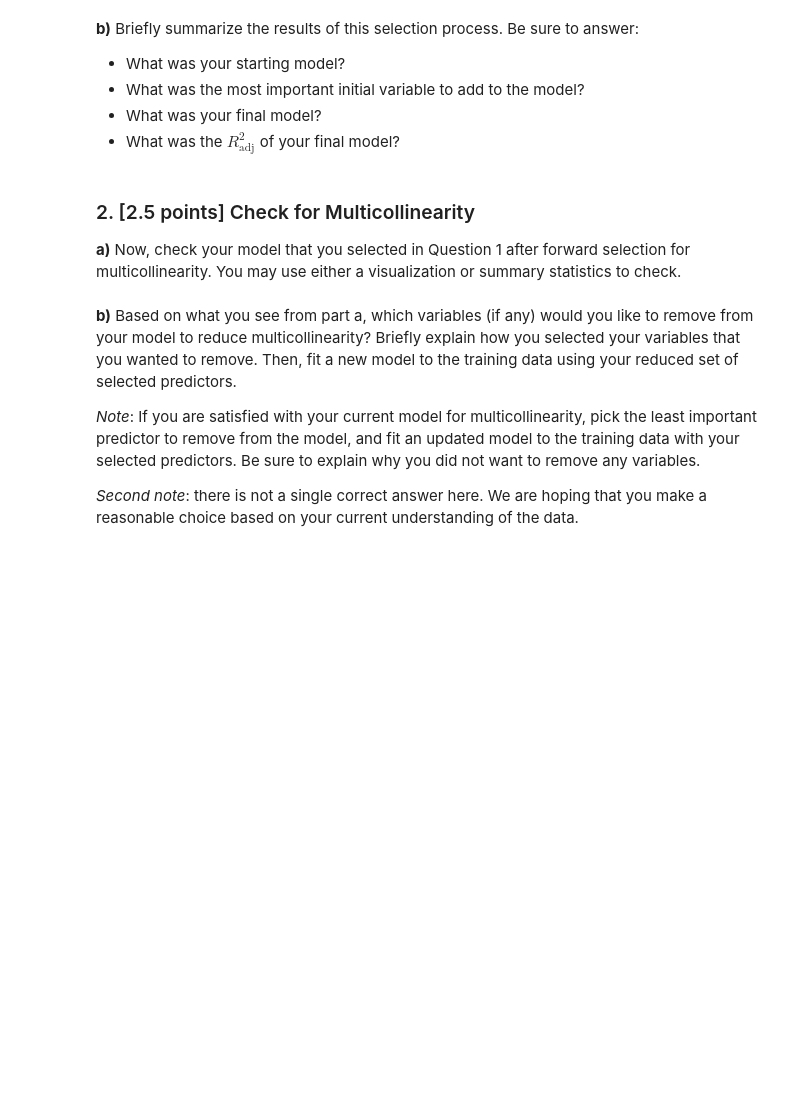
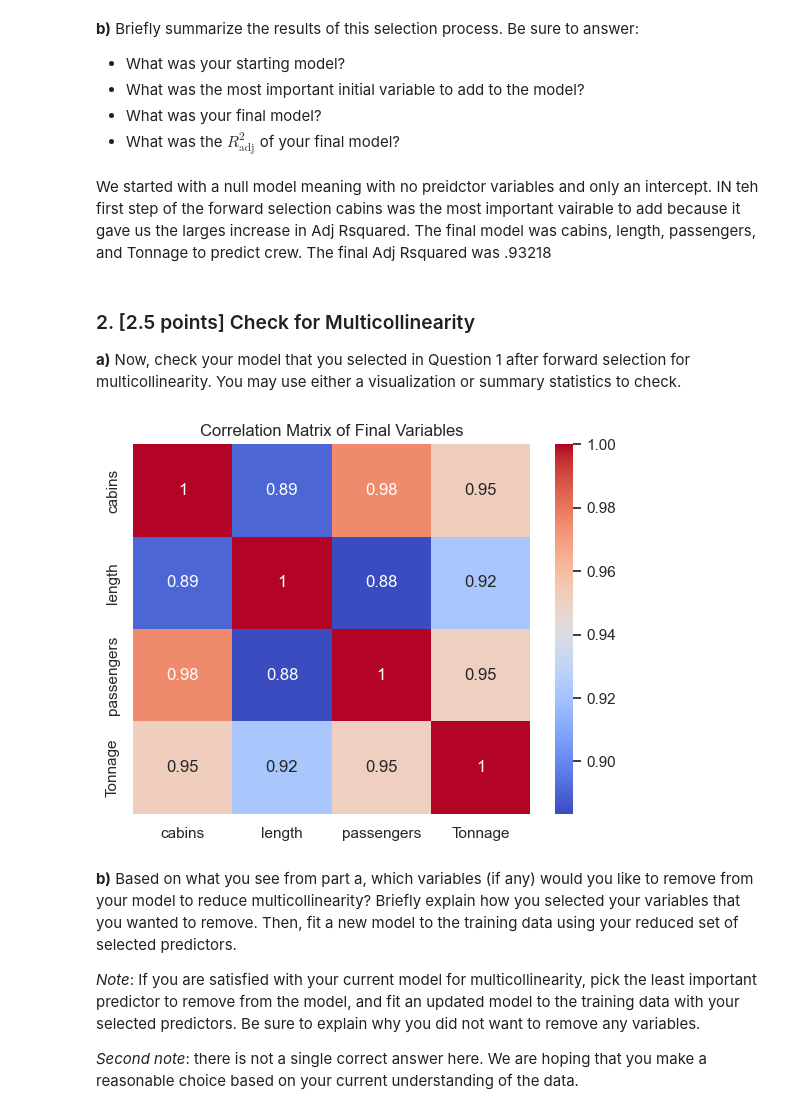
Before and after one commit to MatthewMandhyan/Stat207_clone, a Jupyter notebook: lab_13/lab_13.ipynb, the cells around one changed output. Drawn from its saved outputs; the diff is of its cells as text; code cells hidden in the pictures; blank space fills up the shorter version.

```diff
--- a/lab_13/lab_13.ipynb
+++ b/lab_13/lab_13.ipynb
@@ -75,10 +137,21 @@ df_train, df_test = train_test_split(df, test_size = 0.2, random_state = 425)
 - What was the most important initial variable to add to the model?
 - What was your final model?
 - What was the $R^2_\text{adj}$ of your final model?
+# %% [markdown]
+We started with a null model meaning with no preidctor variables and only an intercept. IN teh first step of the forward selection cabins was the most important vairable to add because it gave us the larges increase in Adj Rsquared. The final model was cabins, length, passengers, and Tonnage to predict crew. The final Adj Rsquared was .93218
 # %% [markdown]
 ### 2. [2.5 points]  Check for Multicollinearity
 
 **a)** Now, check your model that you selected in Question 1 after forward selection for multicollinearity.  You may use either a visualization or summary statistics to check.
+# %%
+final_vars = ['cabins', 'length', 'passengers', 'Tonnage']
+
+corr_matrix = df_train[final_vars].corr()
+sns.heatmap(corr_matrix, annot=True, cmap='coolwarm')
+plt.title('Correlation Matrix of Final Variables')
+plt.show()
+# %% [output]
+[figure, added]
 # %% [markdown]
 **b)** Based on what you see from part a, which variables (if any) would you like to remove from your model to reduce multicollinearity?  Briefly explain how you selected your variables that you wanted to remove.  Then, fit a new model to the training data using your reduced set of selected predictors.
 
```
Also changed, not shown: parts of 10 cells of this notebook.
